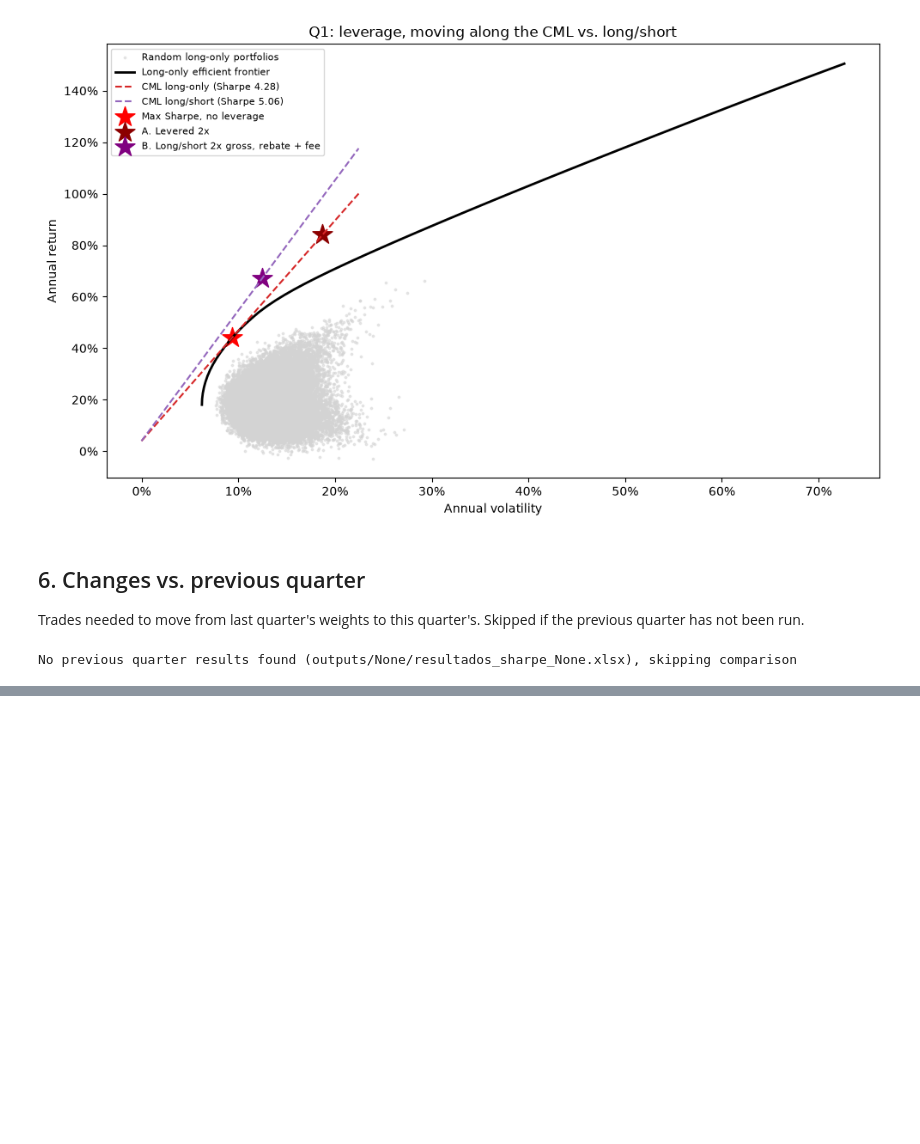
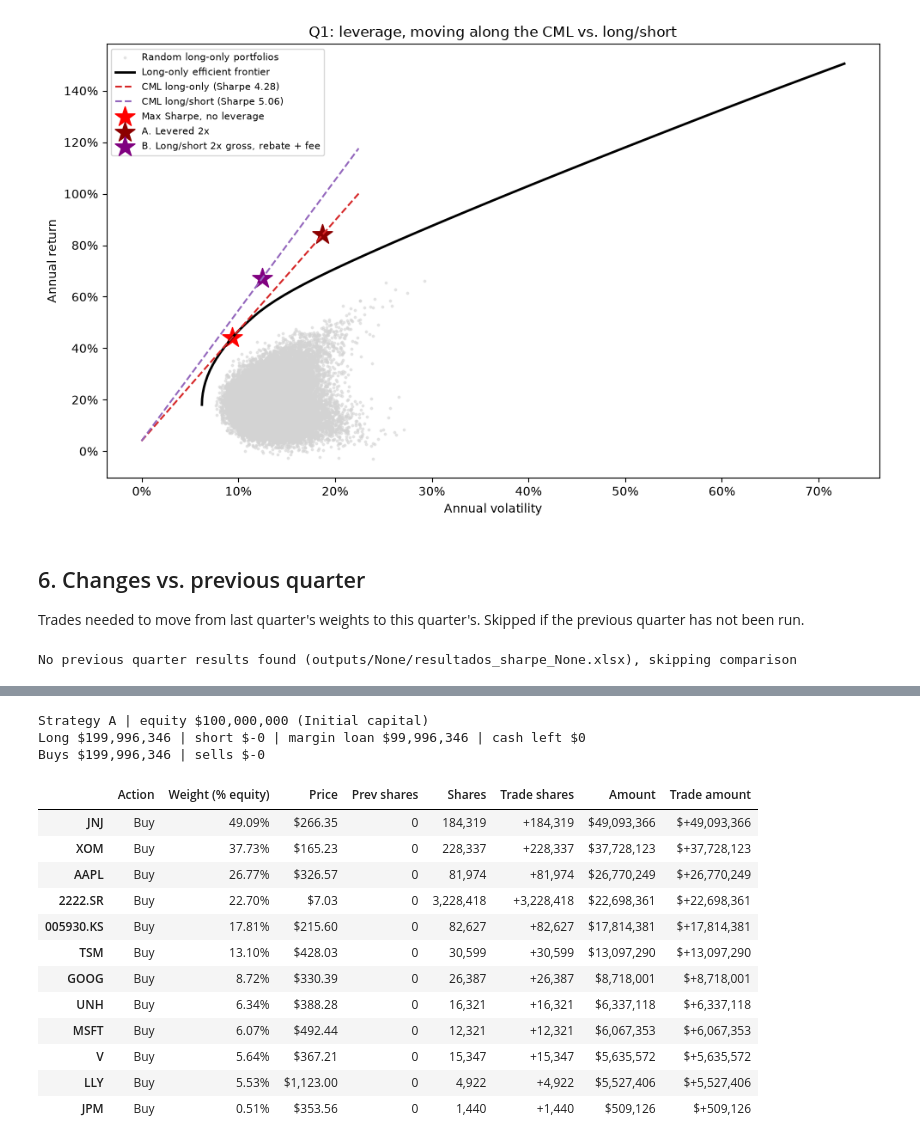
Before and after one commit to DavidArmendariz/maf-eafit, a Jupyter notebook: 06_optimizacion_sharpe/outputs/Q1/optimizacion_sharpe_Q1.ipynb, the cells around one changed output, grey strips where cells are left out. Saved outputs shown, nothing was run; the diff lists cells and outputs as text; code cells hidden in the pictures; blank space fills up the shorter version.

```diff
--- a/06_optimizacion_sharpe/outputs/Q1/optimizacion_sharpe_Q1.ipynb
+++ b/06_optimizacion_sharpe/outputs/Q1/optimizacion_sharpe_Q1.ipynb
@@ -32,6 +34,13 @@ SHORT_REBATE = RF     # interest earned on short sale proceeds
 BORROW_FEE = 0.005    # annual fee to borrow shares (placeholder, use broker rate)
 MAX_MISSING = 0.30    # drop a ticker if more than this share of its prices is missing
 
+STRATEGY = os.environ.get("STRATEGY", "A")  # A = long-only levered (no shorts), B = long/short
+INITIAL_CAPITAL = 100e6   # capital for the first quarter
+NAV = float(os.environ["NAV"]) if os.environ.get("NAV") else None  # actual FinSimCo equity; None = estimate
+MIN_POSITION = 10_000     # skip positions smaller than this (USD)
+MASTER_FILE = Path("outputs/simulaciones_finsimco.xlsx")  # all quarters in one workbook
+NEWS_FILE = Path("data/news.csv")
+
 DAYS = 252
 N_SIM = 50_000
 SEED = 42
@@ -441 +456,74 @@ No previous quarter results found (outputs/None/resultados_sharpe_None.xlsx), sk
+# %%
+last_px = prices.iloc[-1]
+end_date = prices.index.max()
+target_w = pd.Series(w_lev if STRATEGY == "A" else w_ls, index=tickers)
+
+prev_pos, prev_loan, prev_end = pd.Series(dtype=float), 0.0, None
+if prev_q and prev_file.exists():
+    prev_xl = pd.read_excel(prev_file, sheet_name=None, index_col=0)
+    if "Positions" in prev_xl:
+        prev_pos = prev_xl["Positions"]["Shares"]
+        prev_loan = float(prev_xl["Parameters"].loc["Margin loan", "Value"])
+        prev_end = pd.Timestamp(prev_xl["Parameters"].loc["End", "Value"])
+
+# prices for every ticker held or targeted (a dropped ticker falls back to its last raw price)
+px = raw.set_index(date_col).sort_index().apply(pd.to_numeric, errors="coerce").ffill().iloc[-1]
+px = px.reindex(prev_pos.index.union(target_w.index))
+
+if NAV is not None:
+    capital, capital_src = NAV, "NAV from FinSimCo"
+elif len(prev_pos):
+    days = (end_date - prev_end).days
+    interest = prev_loan * MARGIN_RATE * days / 365
+    capital = float((prev_pos * px[prev_pos.index]).sum()) - prev_loan - interest
+    capital_src = f"Estimate: {prev_q} shares at today's prices - loan - {days} days interest (${interest:,.0f})"
+else:
+    capital, capital_src = INITIAL_CAPITAL, "Initial capital"
+
+target_amt = target_w * capital
+target_amt[target_amt.abs() < MIN_POSITION] = 0
+shares = np.sign(target_amt) * np.floor(target_amt.abs() / px[target_amt.index])
+
+pos = pd.DataFrame({"Price": px}).join(shares.rename("Shares")).join(prev_pos.rename("Prev shares")).fillna(0)
+pos["Weight (% equity)"] = pos["Shares"] * pos["Price"] / capital
+pos["Amount"] = pos["Shares"] * pos["Price"]
+pos["Trade shares"] = pos["Shares"] - pos["Prev shares"]
+pos["Trade amount"] = pos["Trade shares"] * pos["Price"]
+
+def action(r):
+    if r["Trade shares"] == 0:
+        return "Hold" if r["Shares"] else "-"
+    if r["Trade shares"] > 0:
+        return "Cover" if r["Prev shares"] < 0 else "Buy"
+    return "Short" if r["Shares"] < 0 and r["Prev shares"] <= 0 else "Sell"
+
+pos["Action"] = pos.apply(action, axis=1)
+pos = pos[(pos["Shares"] != 0) | (pos["Prev shares"] != 0)]
+pos = pos[["Action", "Weight (% equity)", "Price", "Prev shares", "Shares", "Trade shares", "Amount", "Trade amount"]]
+pos = pos.sort_values("Amount", ascending=False)
+
+long_amt, short_amt = pos.loc[pos.Amount > 0, "Amount"].sum(), -pos.loc[pos.Amount < 0, "Amount"].sum()
+margin_loan = max(long_amt - capital, 0)
+print(f"Strategy {STRATEGY} | equity ${capital:,.0f} ({capital_src})")
+print(f"Long ${long_amt:,.0f} | short ${short_amt:,.0f} | margin loan ${margin_loan:,.0f} | cash left ${capital - long_amt + short_amt + margin_loan:,.0f}")
+print(f"Buys ${pos.loc[pos['Trade amount'] > 0, 'Trade amount'].sum():,.0f} | sells ${-pos.loc[pos['Trade amount'] < 0, 'Trade amount'].sum():,.0f}")
+pos.style.format({"Weight (% equity)": "{:.2%}", "Price": "${:,.2f}", "Prev shares": "{:,.0f}", "Shares": "{:,.0f}",
+                  "Trade shares": "{:+,.0f}", "Amount": "${:,.0f}", "Trade amount": "${:+,.0f}"})
+# %% [output]
+Strategy A | equity $100,000,000 (Initial capital)
+Long $199,996,346 | short $-0 | margin loan $99,996,346 | cash left $0
+Buys $199,996,346 | sells $-0
+|  | Action | Weight (% equity) | Price | Prev shares | Shares | Trade shares | Amount | Trade amount |
+| JNJ | Buy | 49.09% | $266.35 | 0 | 184,319 | +184,319 | $49,093,366 | $+49,093,366 |
+| XOM | Buy | 37.73% | $165.23 | 0 | 228,337 | +228,337 | $37,728,123 | $+37,728,123 |
+| AAPL | Buy | 26.77% | $326.57 | 0 | 81,974 | +81,974 | $26,770,249 | $+26,770,249 |
+| 2222.SR | Buy | 22.70% | $7.03 | 0 | 3,228,418 | +3,228,418 | $22,698,361 | $+22,698,361 |
+| 005930.KS | Buy | 17.81% | $215.60 | 0 | 82,627 | +82,627 | $17,814,381 | $+17,814,381 |
+| TSM | Buy | 13.10% | $428.03 | 0 | 30,599 | +30,599 | $13,097,290 | $+13,097,290 |
+| GOOG | Buy | 8.72% | $330.39 | 0 | 26,387 | +26,387 | $8,718,001 | $+8,718,001 |
+| UNH | Buy | 6.34% | $388.28 | 0 | 16,321 | +16,321 | $6,337,118 | $+6,337,118 |
+| MSFT | Buy | 6.07% | $492.44 | 0 | 12,321 | +12,321 | $6,067,353 | $+6,067,353 |
+| V | Buy | 5.64% | $367.21 | 0 | 15,347 | +15,347 | $5,635,572 | $+5,635,572 |
+| LLY | Buy | 5.53% | $1,123.00 | 0 | 4,922 | +4,922 | $5,527,406 | $+5,527,406 |
+| JPM | Buy | 0.51% | $353.56 | 0 | 1,440 | +1,440 | $509,126 | $+509,126 |
 # %% [markdown]
```
Also changed, not shown: parts of 4 cells of this notebook, 27 other files.
